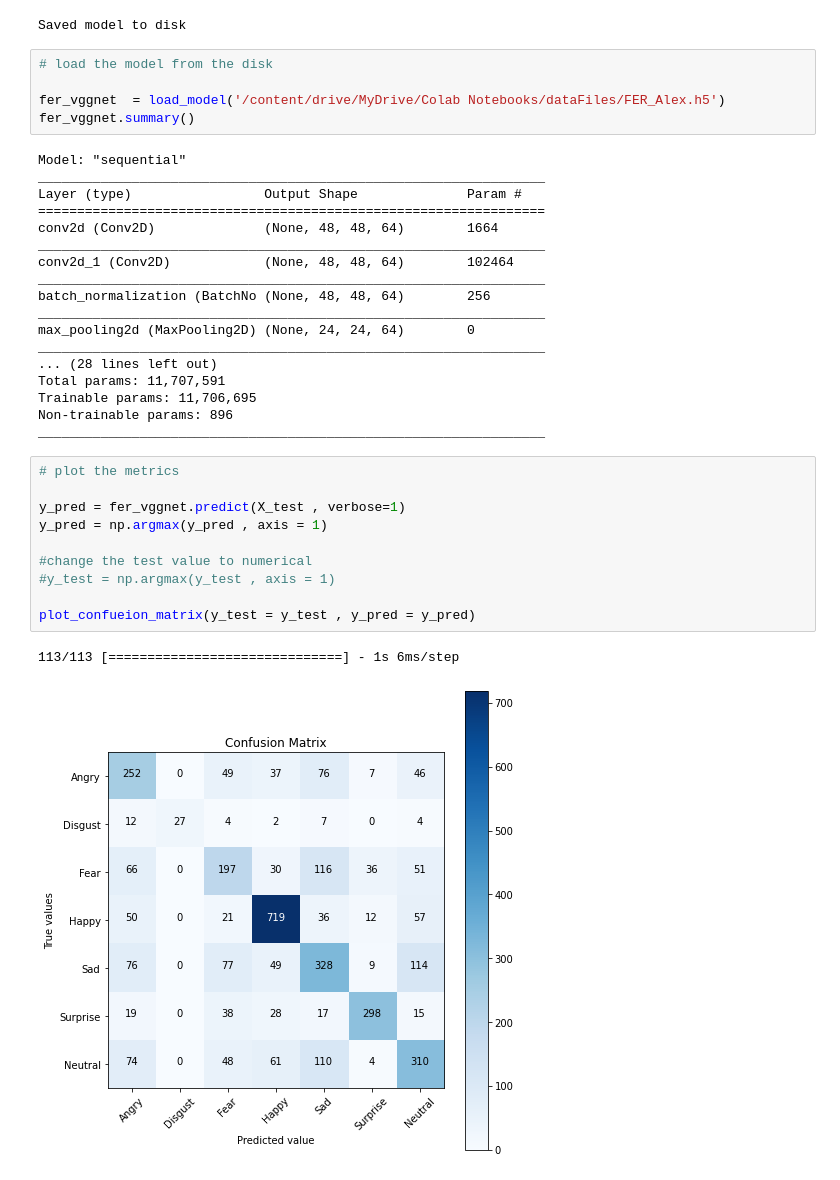
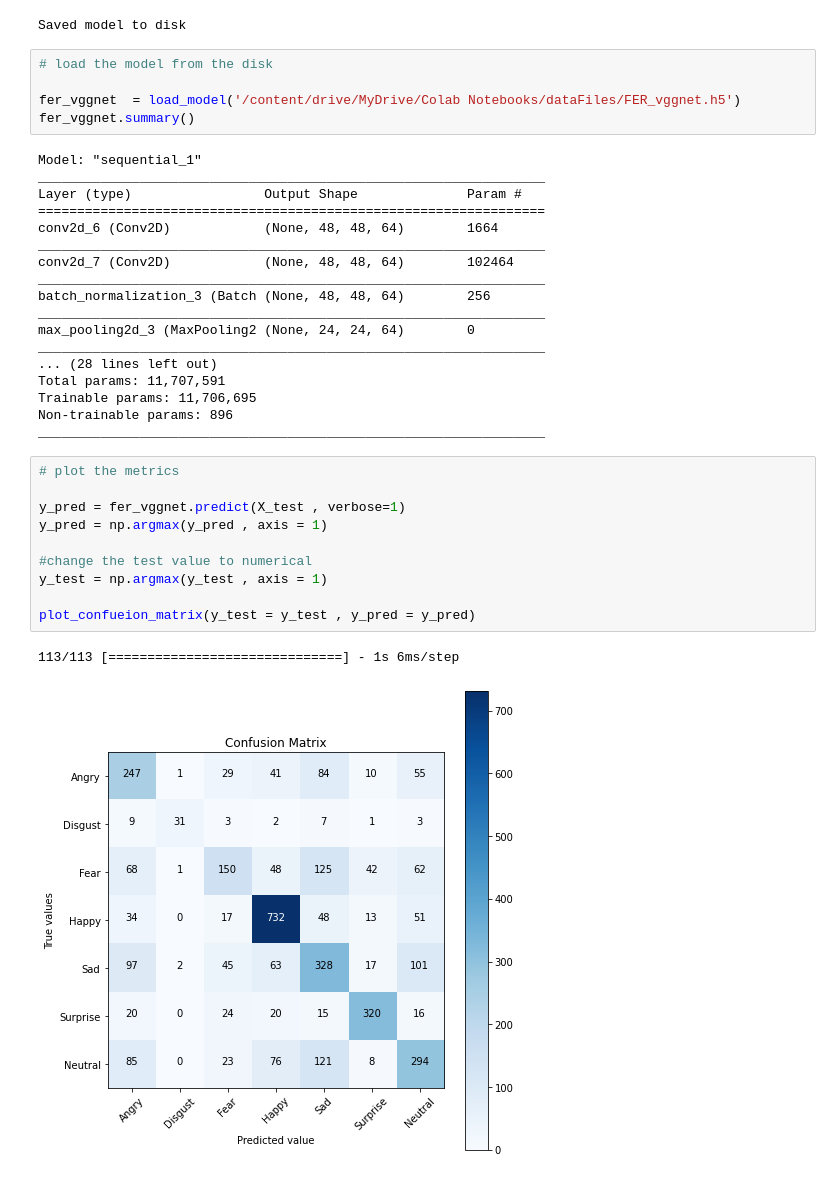
Before and after one commit to pavi-ninjaac/DeepLearningProjects, a Jupyter notebook: Face_Emotion_Recognision/FER_VGG.ipynb, the cells around one changed output. Drawn from its saved outputs; the diff is of its cells as text.

```diff
--- a/Face_Emotion_Recognision/FER_VGG.ipynb
+++ b/Face_Emotion_Recognision/FER_VGG.ipynb
@@ -284,20 +284,20 @@ Saved model to disk
 # %%
 # load the model from the disk
 
-fer_vggnet  = load_model('/content/drive/MyDrive/Colab Notebooks/dataFiles/FER_Alex.h5')
+fer_vggnet  = load_model('/content/drive/MyDrive/Colab Notebooks/dataFiles/FER_vggnet.h5')
 fer_vggnet.summary()
 # %% [output]
-Model: "sequential"
+Model: "sequential_1"
 _________________________________________________________________
 Layer (type)                 Output Shape              Param #
 =================================================================
-conv2d (Conv2D)              (None, 48, 48, 64)        1664
+conv2d_6 (Conv2D)            (None, 48, 48, 64)        1664
 _________________________________________________________________
-conv2d_1 (Conv2D)            (None, 48, 48, 64)        102464
+conv2d_7 (Conv2D)            (None, 48, 48, 64)        102464
 _________________________________________________________________
-batch_normalization (BatchNo (None, 48, 48, 64)        256
+batch_normalization_3 (Batch (None, 48, 48, 64)        256
 _________________________________________________________________
-max_pooling2d (MaxPooling2D) (None, 24, 24, 64)        0
+max_pooling2d_3 (MaxPooling2 (None, 24, 24, 64)        0
 _________________________________________________________________
 ... (28 lines left out)
 Total params: 11,707,591
@@ -307,16 +307,16 @@ _________________________________________________________________
 # %%
 # plot the metrics
 
 y_pred = fer_vggnet.predict(X_test , verbose=1)
 y_pred = np.argmax(y_pred , axis = 1)
 
 #change the test value to numerical
-#y_test = np.argmax(y_test , axis = 1)
+y_test = np.argmax(y_test , axis = 1)
 
 plot_confueion_matrix(y_test = y_test , y_pred = y_pred)
 # %% [output]
 113/113 [==============================] - 1s 6ms/step
-[figure, old version]
+[figure, new version]
 # %%
 plot_accuracy_loss_graph(history)
 # %% [output]
```
Also changed, not shown: parts of 4 cells of this notebook.
